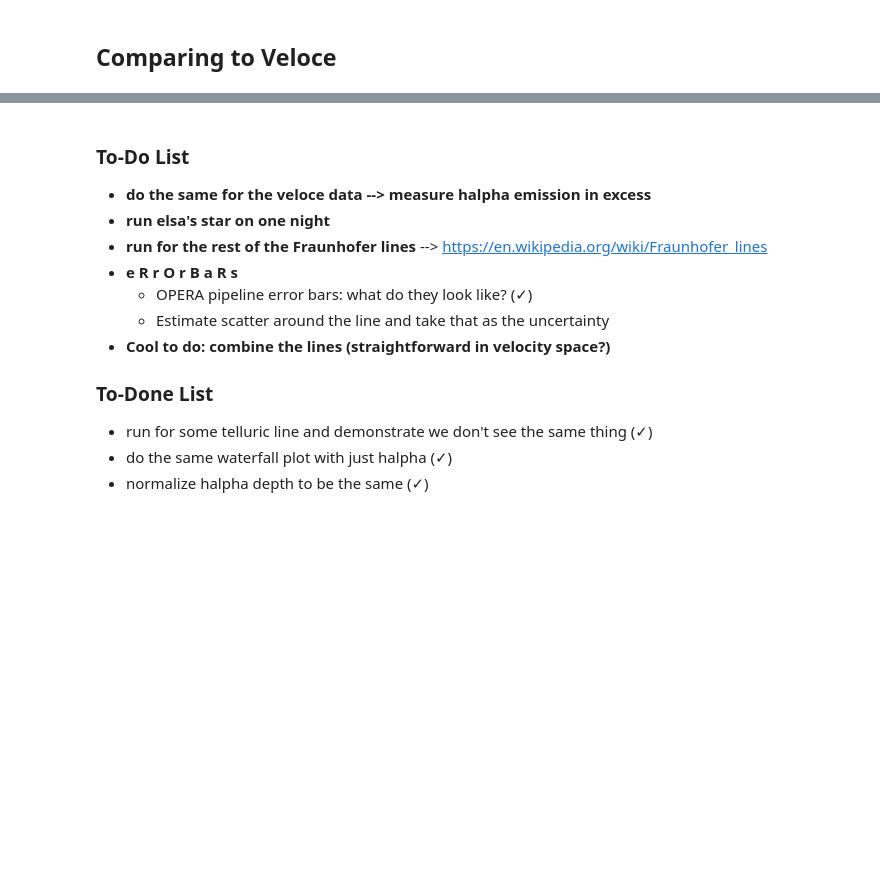
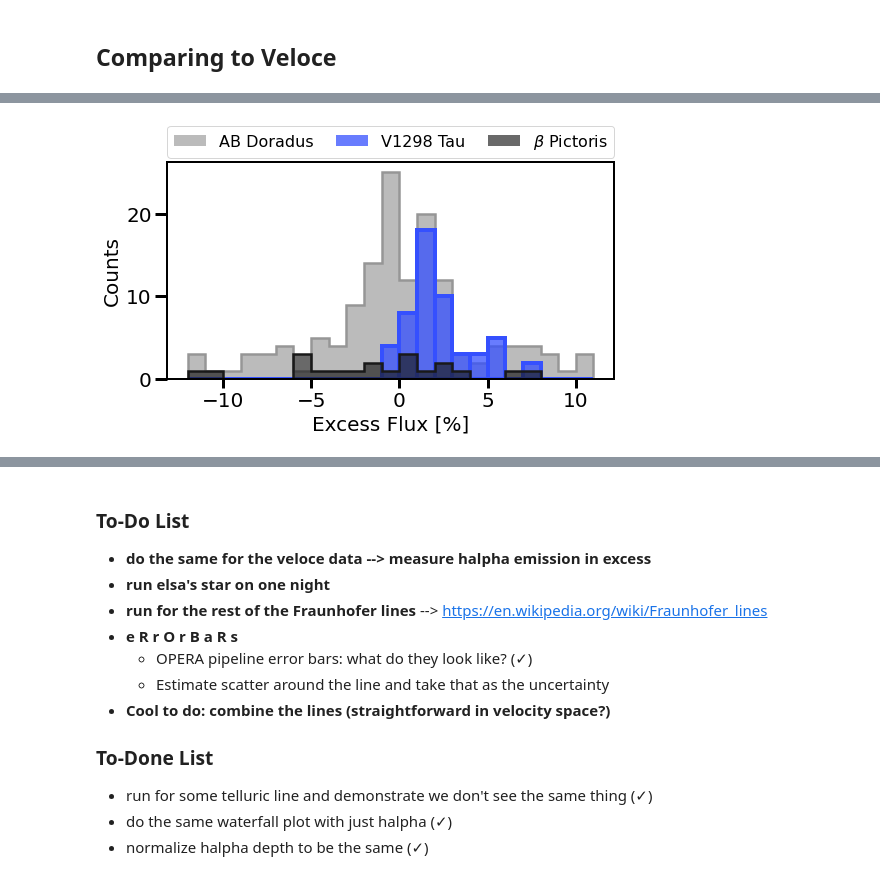
Before and after one commit to afeinstein20/doppler_tomography, a Jupyter notebook: notebooks/careful_line_extraction.ipynb, the cells around one changed output, grey strips where cells are left out. Saved outputs shown, nothing was run; the diff lists cells and outputs as text; code cells hidden in the pictures; blank space fills up the shorter version.

```diff
--- a/notebooks/careful_line_extraction.ipynb
+++ b/notebooks/careful_line_extraction.ipynb
@@ -364,0 +372,36 @@ plt.legend(bbox_to_anchor=(0., 1.02, 1., .102), loc='lower left',
+# %%
+fig, ax = plt.subplots(figsize=(8,4))
+bins = np.arange(-12,12,1)
+pink = '#c30758'
+blue = parula_colors[80]
+
+def plot_hist(ax, dat, bins, c, label, alpha=0.65, lw=2.5, histtype='step'):
+    ax.hist(dat, bins=bins,
+            color=c,
+            alpha=alpha, label=label)
+
+    ax.hist(dat, bins=bins,
+            edgecolor=c, fill=None, histtype=histtype,
+            lw=lw)#, label=label)
+    return
+
+oc = colors[6]#parula_colors[10]#parula_colors[60]#'#e0db45'
+vc = parula_colors[5]
+yc = colors[1]#colors[1]#'#f2c708'#'#c30758'#
+
+plot_hist(ax, old_tab['excess'], bins, oc, 'AB Doradus')
+plot_hist(ax, widths['halpha'],  bins, '#3550fe', 'V1298 Tau', alpha=0.75,
+          histtype='bar', lw=4)
+plot_hist(ax, yng_tab['excess'], bins, yc, r'$\beta$ Pictoris')
+
+
+plt.legend(bbox_to_anchor=(0., 1.02, 1., .102), loc='lower left',
+           ncol=3, mode="expand", borderaxespad=0., fontsize=16)
+plt.xlabel('Excess Flux [%]')
+plt.ylabel('Counts')
+
+
+plt.savefig('/Users/arcticfox/Desktop/veloce_histogram_grays.png',
+            dpi=250, rasterize=True, bbox_inches='tight')
+# %% [output]
+[figure, added]
```
Also changed, not shown: parts of 24 cells of this notebook, 1 other file.
